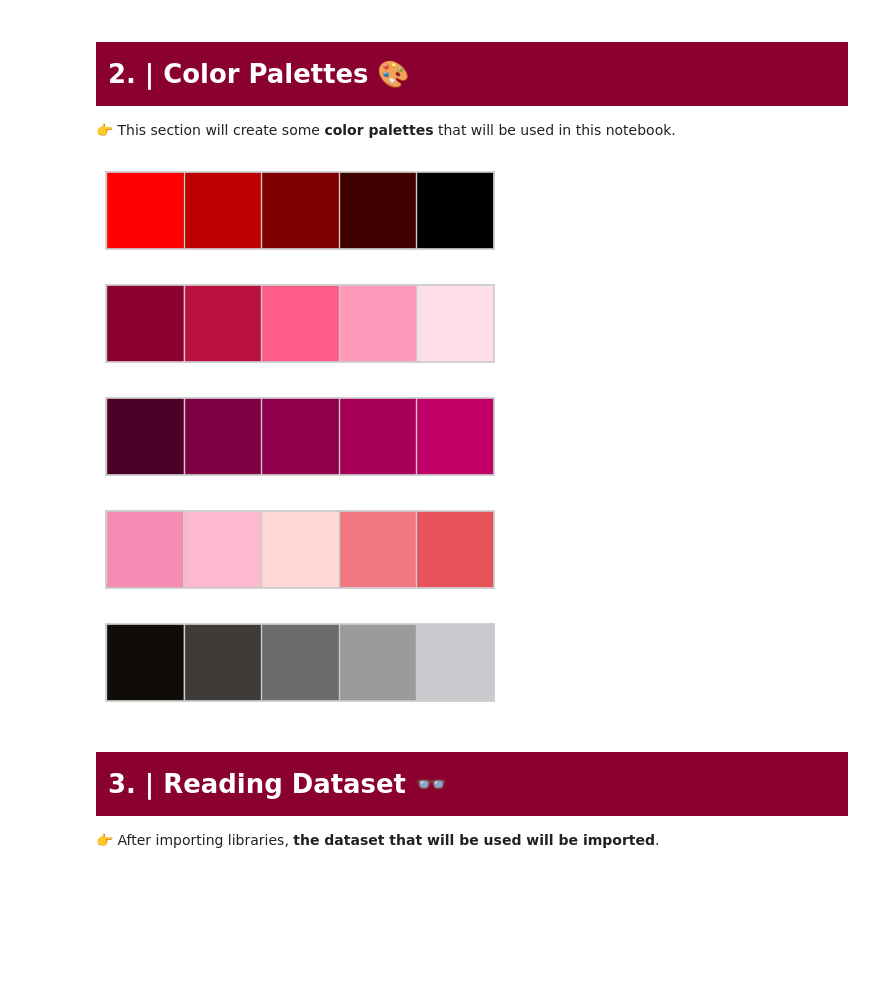
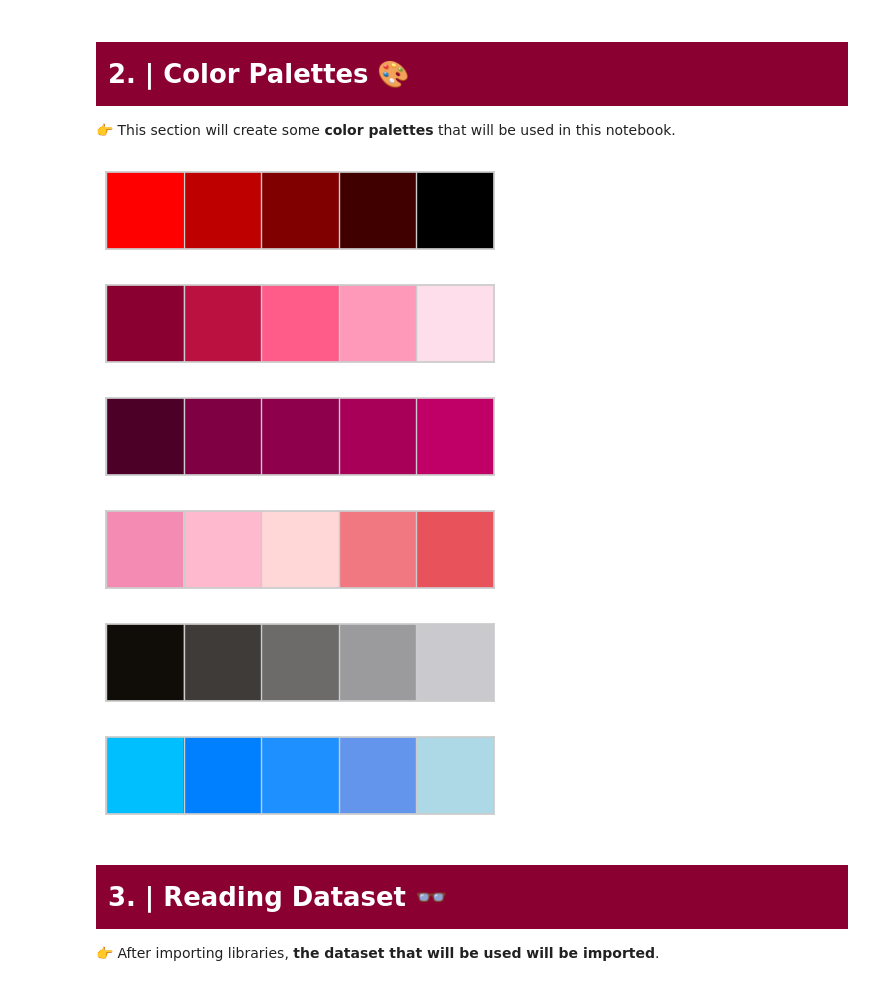
Before and after one commit to Shrihith-a/heart-disease-diagnostic-analysis_project, a Jupyter notebook: notebook/1_EDA_Heart_desease_prediction.ipynb, the cells around one changed output. Drawn from its saved outputs; the diff is of its cells as text; code cells hidden in the pictures; blank space fills up the shorter version.

```diff
--- a/notebook/1_EDA_Heart_desease_prediction.ipynb
+++ b/notebook/1_EDA_Heart_desease_prediction.ipynb
@@ -154,23 +154,26 @@ set_palette('dark')
 # %%
 # --- Create List of Color Palletes ---
 red_grad = ['#FF0000', '#BF0000', '#800000', '#400000', '#000000']
 pink_grad = ['#8A0030', '#BA1141', '#FF5C8A', '#FF99B9', '#FFDEEB']
 purple_grad = ['#4C0028', '#7F0043', '#8E004C', '#A80059', '#C10067']
 color_mix = ['#F38BB2', '#FFB9CF', '#FFD7D7', '#F17881', '#E7525B']
 black_grad = ['#100C07', '#3E3B39', '#6D6A6A', '#9B9A9C', '#CAC9CD']
+blue_grad = ['#00BFFF', '#0080FF', '#1E90FF', '#6495ED', '#ADD8E6']
 
 # --- Plot Color Palletes --
 sns.palplot(red_grad)
 sns.palplot(pink_grad)
 sns.palplot(purple_grad)
 sns.palplot(color_mix)
 sns.palplot(black_grad)
+sns.palplot(blue_grad)
 # %% [output]
 [figure]
 [figure]
 [figure]
 [figure]
 [figure]
+[figure, added]
 # %% [markdown]
 # <div style="font-family: Trebuchet MS; background-color: #8A0030; color: #FFFFFF; padding: 12px; line-height: 1.5;">3. | Reading Dataset 👓</div>
 <div style="font-family: Segoe UI; line-height: 2; color: #FFFFF; text-align: justify">
```
Also changed, not shown: parts of 44 cells of this notebook, 1 other file.
